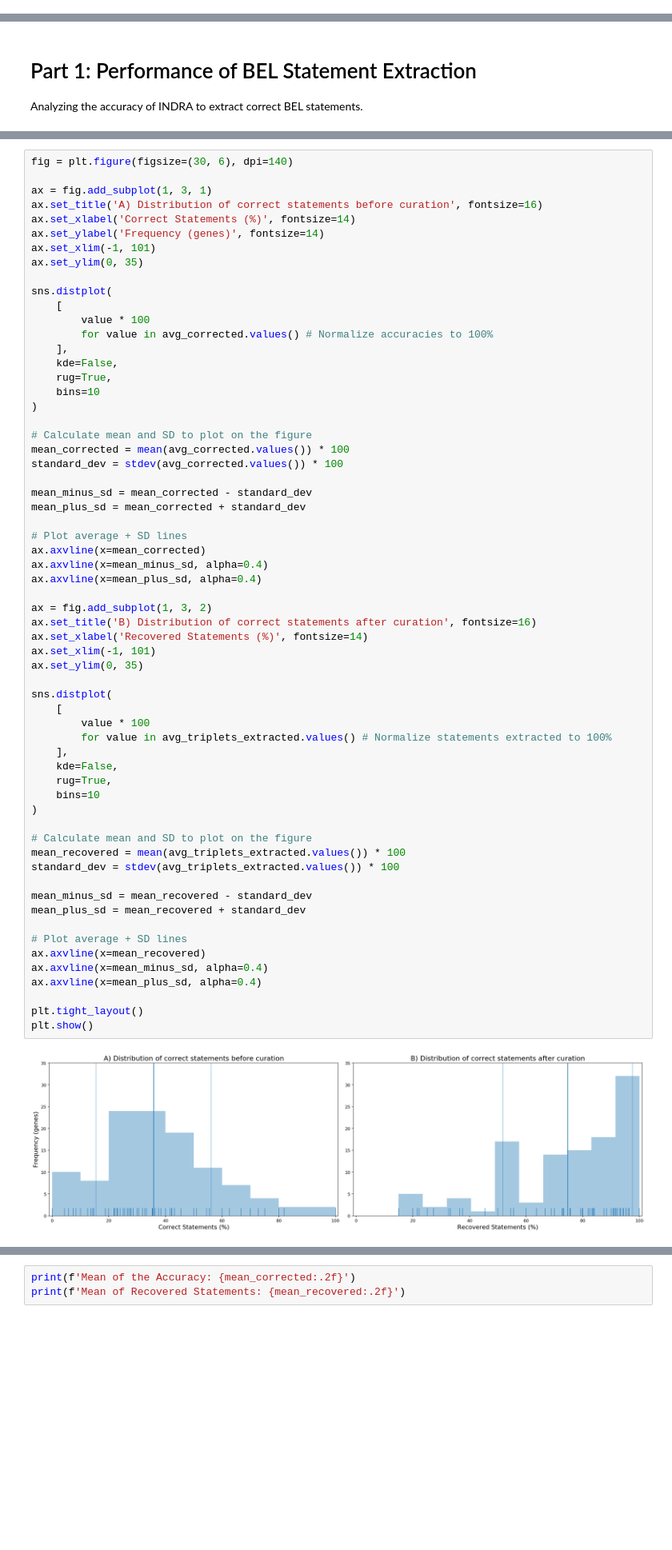
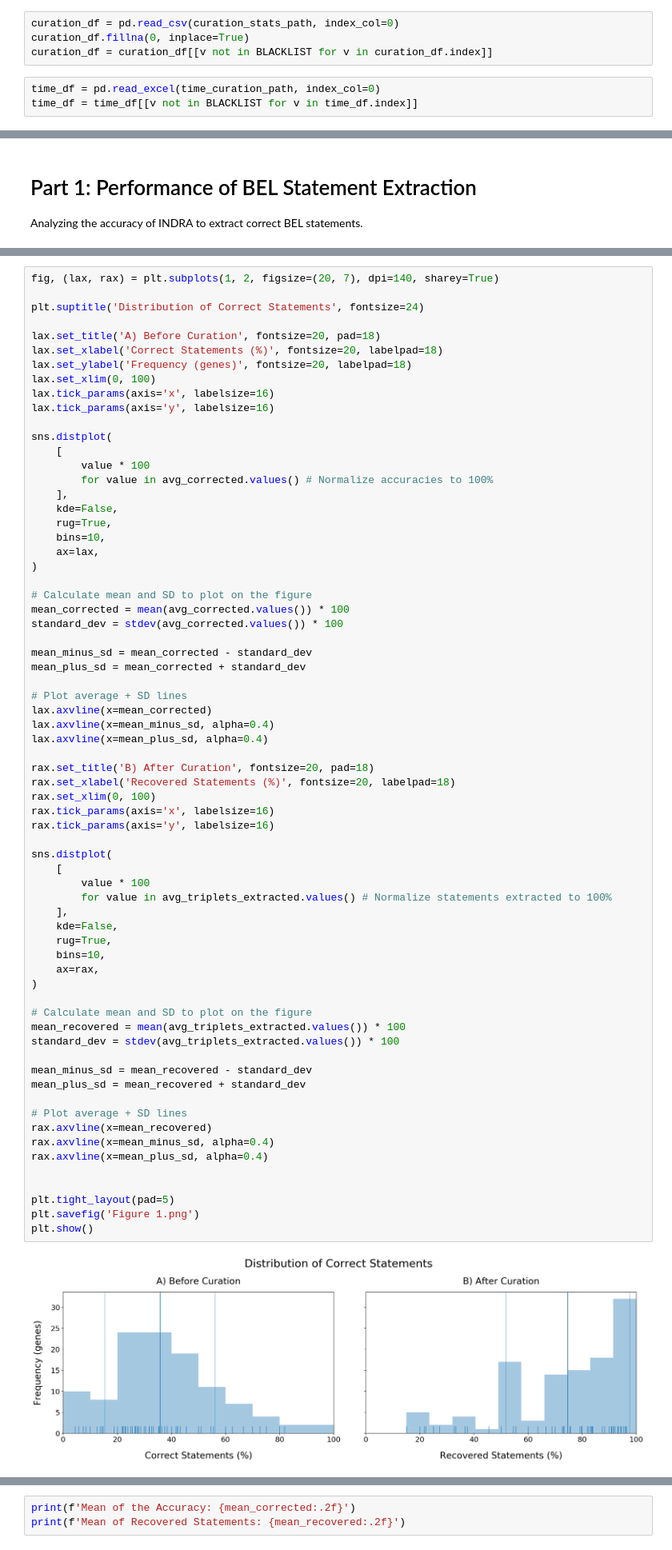
Before and after one commit to bel-enrichment/hbp-results, a Jupyter notebook: notebooks/INDRA Curation Notebook.ipynb, the cells around one changed output, grey strips where cells are left out. Shown: that part at 80% size. Cells and saved outputs as stored; diff of their text form; blank space fills up the shorter version.

Commit message:
Combine notebooks and update figure text size

```diff
--- a/notebooks/INDRA Curation Notebook.ipynb
+++ b/notebooks/INDRA Curation Notebook.ipynb
@@ -80,0 +65,7 @@ assert set(curation_df.index.values) == set(time_df.index.values) , "Genes in bo
+# %%
+curation_df = pd.read_csv(curation_stats_path, index_col=0)
+curation_df.fillna(0, inplace=True)
+curation_df = curation_df[[v not in BLACKLIST for v in curation_df.index]]
+# %%
+time_df = pd.read_excel(time_curation_path, index_col=0)
+time_df = time_df[[v not in BLACKLIST for v in time_df.index]]
@@ -132,12 +160,14 @@ for gene_symbol, (correct, error, other_statement, modified, not_curated, total)
 # %%
-fig = plt.figure(figsize=(30, 6), dpi=140)
+fig, (lax, rax) = plt.subplots(1, 2, figsize=(20, 7), dpi=140, sharey=True)
 
-ax = fig.add_subplot(1, 3, 1)
-ax.set_title('A) Distribution of correct statements before curation', fontsize=16)
-ax.set_xlabel('Correct Statements (%)', fontsize=14)
-ax.set_ylabel('Frequency (genes)', fontsize=14)
-ax.set_xlim(-1, 101)
-ax.set_ylim(0, 35)
+plt.suptitle('Distribution of Correct Statements', fontsize=24)
+
+lax.set_title('A) Before Curation', fontsize=20, pad=18)
+lax.set_xlabel('Correct Statements (%)', fontsize=20, labelpad=18)
+lax.set_ylabel('Frequency (genes)', fontsize=20, labelpad=18)
+lax.set_xlim(0, 100)
+lax.tick_params(axis='x', labelsize=16)
+lax.tick_params(axis='y', labelsize=16)
 
 sns.distplot(
     [
@@ -146,53 +176,57 @@ sns.distplot(
     ],
     kde=False,
     rug=True,
-    bins=10
+    bins=10,
+    ax=lax,
 )
 
 # Calculate mean and SD to plot on the figure
 mean_corrected = mean(avg_corrected.values()) * 100
 standard_dev = stdev(avg_corrected.values()) * 100
 
 mean_minus_sd = mean_corrected - standard_dev
 mean_plus_sd = mean_corrected + standard_dev
 
 # Plot average + SD lines
-ax.axvline(x=mean_corrected)
-ax.axvline(x=mean_minus_sd, alpha=0.4)
-ax.axvline(x=mean_plus_sd, alpha=0.4)
+lax.axvline(x=mean_corrected)
+lax.axvline(x=mean_minus_sd, alpha=0.4)
+lax.axvline(x=mean_plus_sd, alpha=0.4)
 
-ax = fig.add_subplot(1, 3, 2)
-ax.set_title('B) Distribution of correct statements after curation', fontsize=16)
-ax.set_xlabel('Recovered Statements (%)', fontsize=14)
-ax.set_xlim(-1, 101)
-ax.set_ylim(0, 35)
+rax.set_title('B) After Curation', fontsize=20, pad=18)
+rax.set_xlabel('Recovered Statements (%)', fontsize=20, labelpad=18)
+rax.set_xlim(0, 100)
+rax.tick_params(axis='x', labelsize=16)
+rax.tick_params(axis='y', labelsize=16)
 
 sns.distplot(
     [
         value * 100
         for value in avg_triplets_extracted.values() # Normalize statements extracted to 100%
     ],
     kde=False,
     rug=True,
-    bins=10
+    bins=10,
+    ax=rax,
 )
 
 # Calculate mean and SD to plot on the figure
 mean_recovered = mean(avg_triplets_extracted.values()) * 100
 standard_dev = stdev(avg_triplets_extracted.values()) * 100
 
 mean_minus_sd = mean_recovered - standard_dev
 mean_plus_sd = mean_recovered + standard_dev
 
 # Plot average + SD lines
-ax.axvline(x=mean_recovered)
-ax.axvline(x=mean_minus_sd, alpha=0.4)
-ax.axvline(x=mean_plus_sd, alpha=0.4)
+rax.axvline(x=mean_recovered)
+rax.axvline(x=mean_minus_sd, alpha=0.4)
+rax.axvline(x=mean_plus_sd, alpha=0.4)
 
-plt.tight_layout()
+
+plt.tight_layout(pad=5)
+plt.savefig('Figure 1.png')
 plt.show()
 # %% [output]
-[figure, old version]
+[figure, new version]
 # %% [markdown]
 __Figure 1a.__ Distribution of the INDRA statement accuracies. The above figure shows what is the percentage of correct statements directly coming from INDRA. While for some genes present a high accuracy, othe genes are hard to extract (*see Table 1 and 2*). The reason for that is that each gene presents distintive features (e.g., some gene symbols are similar to common acronyms, __TODO__).
 
```
Also changed, not shown: parts of 11 cells of this notebook, 5 other files.
